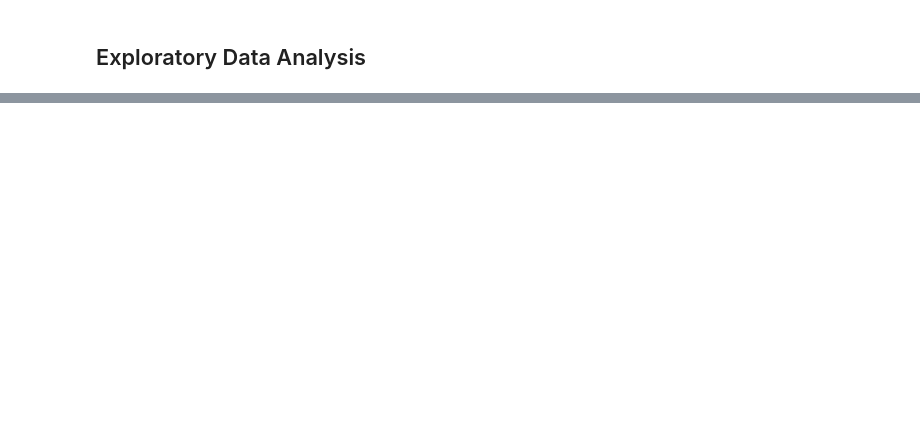
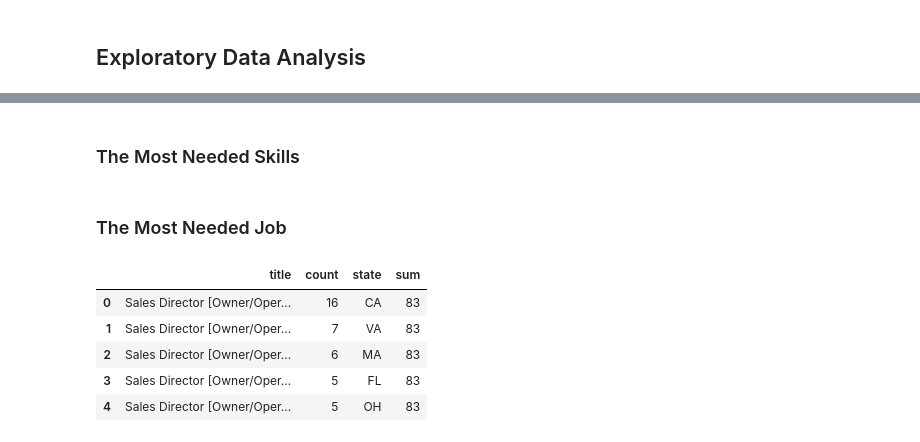
Before and after one commit to AndhikaWB/linkedin-job-postings-analysis, a Jupyter notebook: main.ipynb, the cells around one changed output, grey strips where cells are left out. Saved outputs shown, nothing was run; the diff lists cells and outputs as text; code cells hidden in the pictures; blank space fills up the shorter version.

```diff
--- a/main.ipynb
+++ b/main.ipynb
@@ -901,0 +1095,2 @@ What we can find out based on initial observation:
+# %% [markdown]
+### The Most Needed Skills
@@ -901,0 +1116,2 @@ What we can find out based on initial observation:
+# %% [markdown]
+### The Most Needed Job
@@ -901,0 +1124,37 @@ What we can find out based on initial observation:
+# %%
+# Group job title by state and count the job title for each state
+df_temp = spark.sql(
+    'SELECT title, count(title) as count, state'
+    ' FROM global_temp.job_postings as a'
+    ' GROUP BY title, state ORDER BY count DESC'
+)
+df_temp.createOrReplaceGlobalTempView('temp')
+
+# Get sum of each job title count (equal as the whole country)
+# Since Plotly can't sort data automatically
+df_temp = spark.sql(
+    ' SELECT title, sum(count) as sum'
+    ' FROM global_temp.temp'
+    ' GROUP BY title ORDER BY sum DESC'
+)
+df_temp.createOrReplaceGlobalTempView('temp1')
+
+# Join count and sum tables, then order by sum
+df_temp = spark.sql(
+    'SELECT a.*, b.sum'
+    ' FROM global_temp.temp as a INNER JOIN global_temp.temp1 as b'
+    ' ON a.title == b.title ORDER BY sum DESC, count DESC'
+)
+
+# Drop the temporary tables
+spark.catalog.dropGlobalTempView('temp')
+spark.catalog.dropGlobalTempView('temp1')
+
+display(df_temp.toPandas().head(5))
+# %% [output]
+|  | title | count | state | sum |
+| 0 | Sales Director [Owner/Oper... | 16 | CA | 83 |
+| 1 | Sales Director [Owner/Oper... | 7 | VA | 83 |
+| 2 | Sales Director [Owner/Oper... | 6 | MA | 83 |
+| 3 | Sales Director [Owner/Oper... | 5 | FL | 83 |
+| 4 | Sales Director [Owner/Oper... | 5 | OH | 83 |
```
Also changed, not shown: parts of 15 cells of this notebook, 2 other files.
